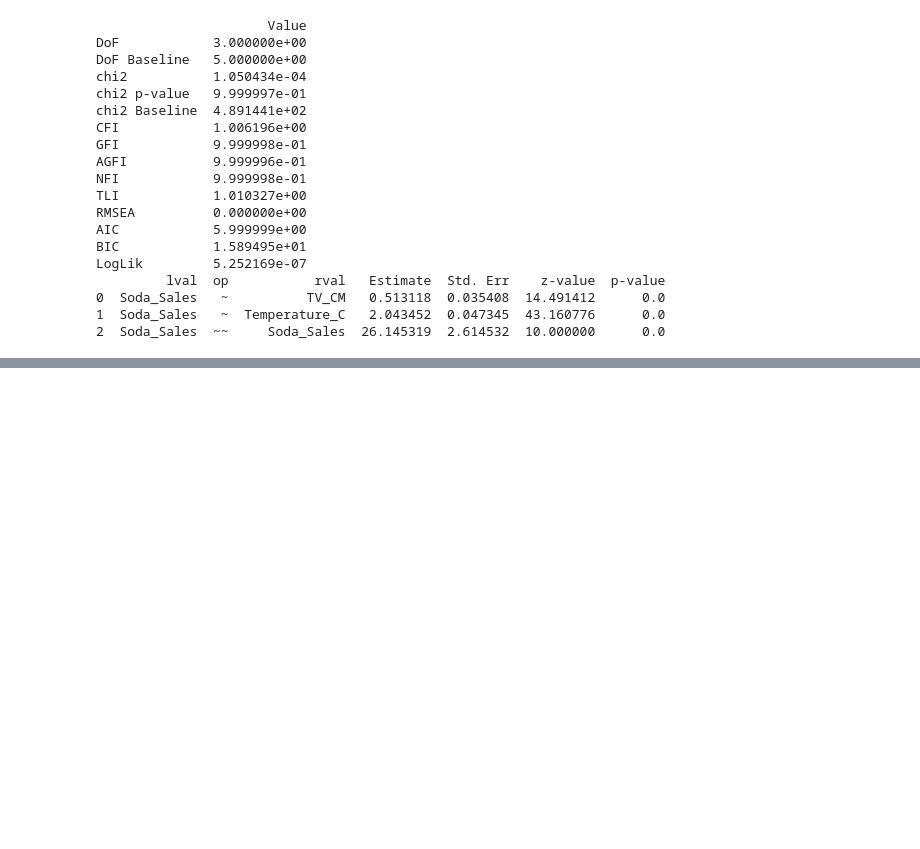
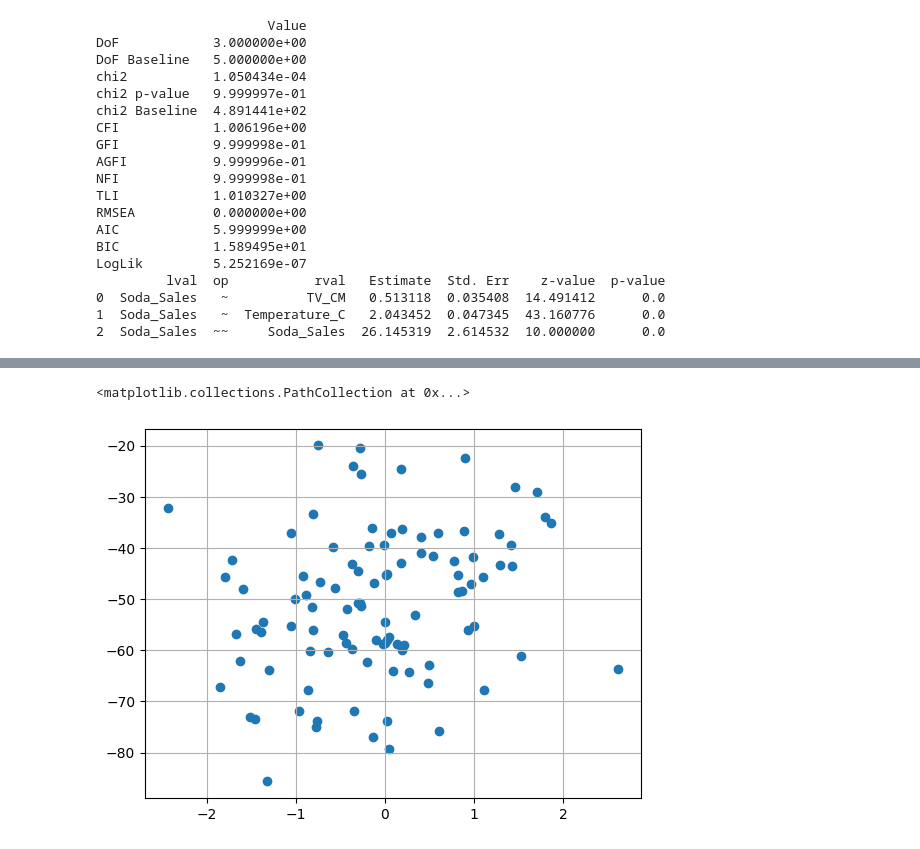
Before and after one commit to kyohashi/DS_study, a Jupyter notebook: causal_inference/chap3_SEM.ipynb, the cells around one changed output, grey strips where cells are left out. Drawn from its saved outputs; the diff is of its cells as text; code cells hidden in the pictures; blank space fills up the shorter version.

```diff
--- a/causal_inference/chap3_SEM.ipynb
+++ b/causal_inference/chap3_SEM.ipynb
@@ -143,0 +153,10 @@ sem.semplot(model, 'figures/sem.png')
+# %%
+x1 = np.random.normal(0, 1, 100)
+x2 = np.random.normal(10, 3, 100)
+y = 3.0 * x1 + -5.0 * x2 + np.random.normal(0, 1, 100)
+
+plt.grid()
+plt.scatter(x1,y)
+# %% [output]
+<matplotlib.collections.PathCollection at 0x...>
+[figure, added]
```
Also changed, not shown: parts of 2 cells of this notebook.
